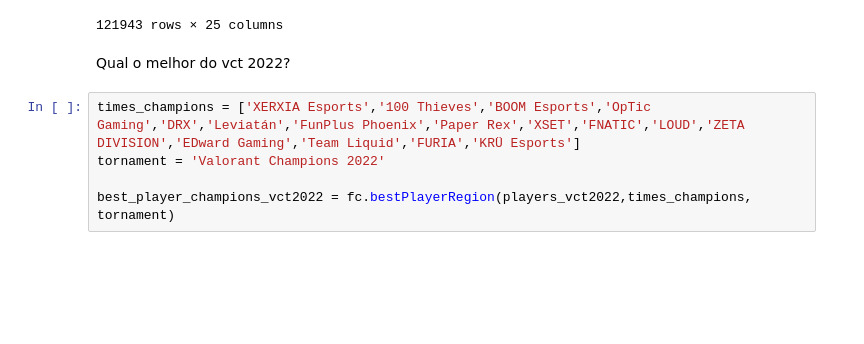
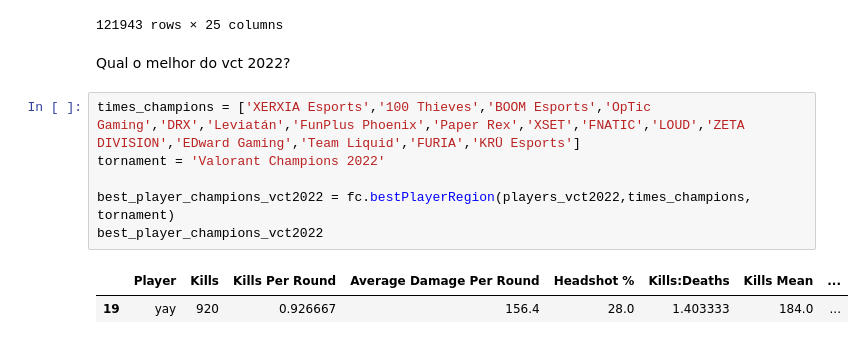
Before and after one commit to PedroLSCabral/Projeto-ICD, a Jupyter notebook: vct_2022.ipynb, the cells around one changed output. Saved outputs shown, nothing was run; the diff lists cells and outputs as text; blank space fills up the shorter version.

```diff
--- a/vct_2022.ipynb
+++ b/vct_2022.ipynb
@@ -403,8 +403,12 @@ Qual o melhor do vct 2022?
 # %%
 times_champions = ['XERXIA Esports','100 Thieves','BOOM Esports','OpTic Gaming','DRX','Leviatán','FunPlus Phoenix','Paper Rex','XSET','FNATIC','LOUD','ZETA DIVISION','EDward Gaming','Team Liquid','FURIA','KRÜ Esports']
 tornament = 'Valorant Champions 2022'
 
 best_player_champions_vct2022 = fc.bestPlayerRegion(players_vct2022,times_champions, tornament)
+best_player_champions_vct2022
+# %% [output]
+|  | Player | Kills | Kills Per Round | Average Damage Per Round | Headshot % | Kills:Deaths | Kills Mean | ... |
+| 19 | yay | 920 | 0.926667 | 156.4 | 28.0 | 1.403333 | 184.0 | ... |
 # %%
 times_masters_copenhagen = ['Paper Rex','Leviatán','DRX','OpTic Gaming','FNATIC','XERXIA Esports','FunPlus Phoenix','Guild Esports','LOUD',
                             'KRÜ Esports','NORTHEPTION','XSET']
```
Also changed, not shown: parts of 4 cells of this notebook, 2 other files.
